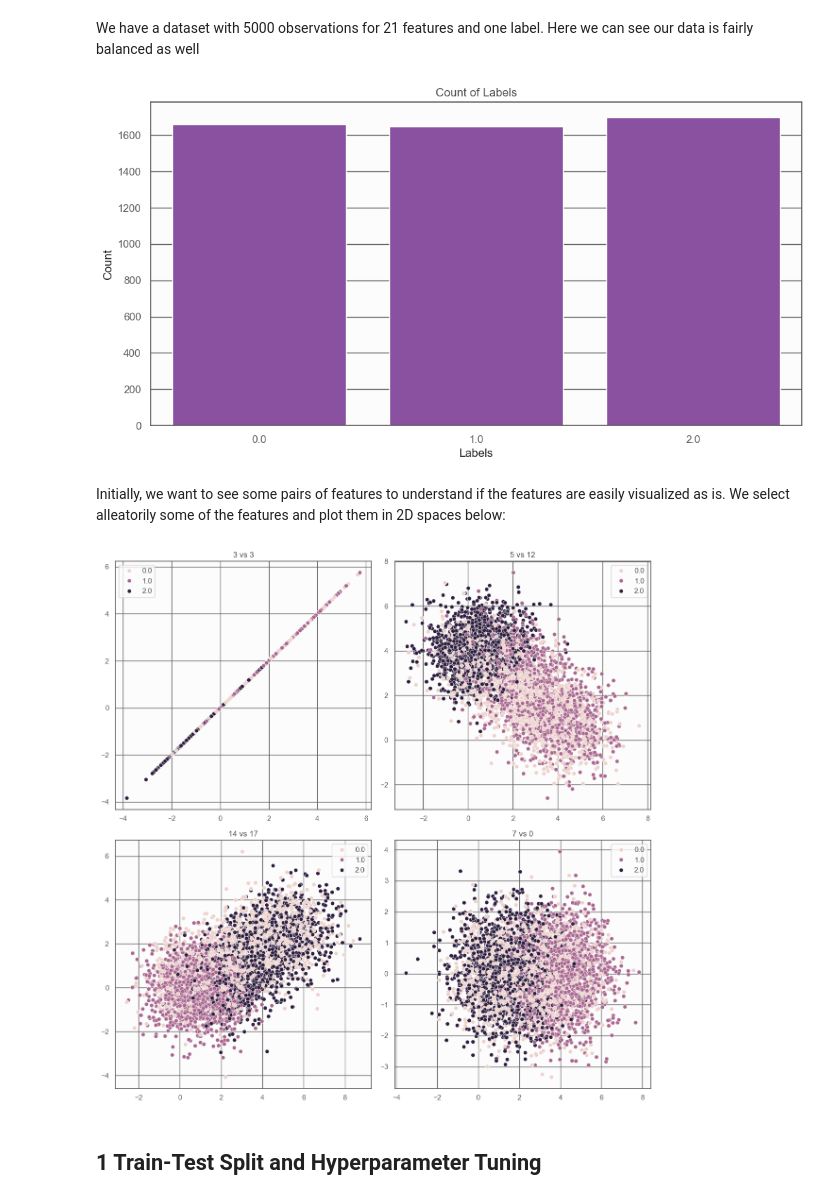
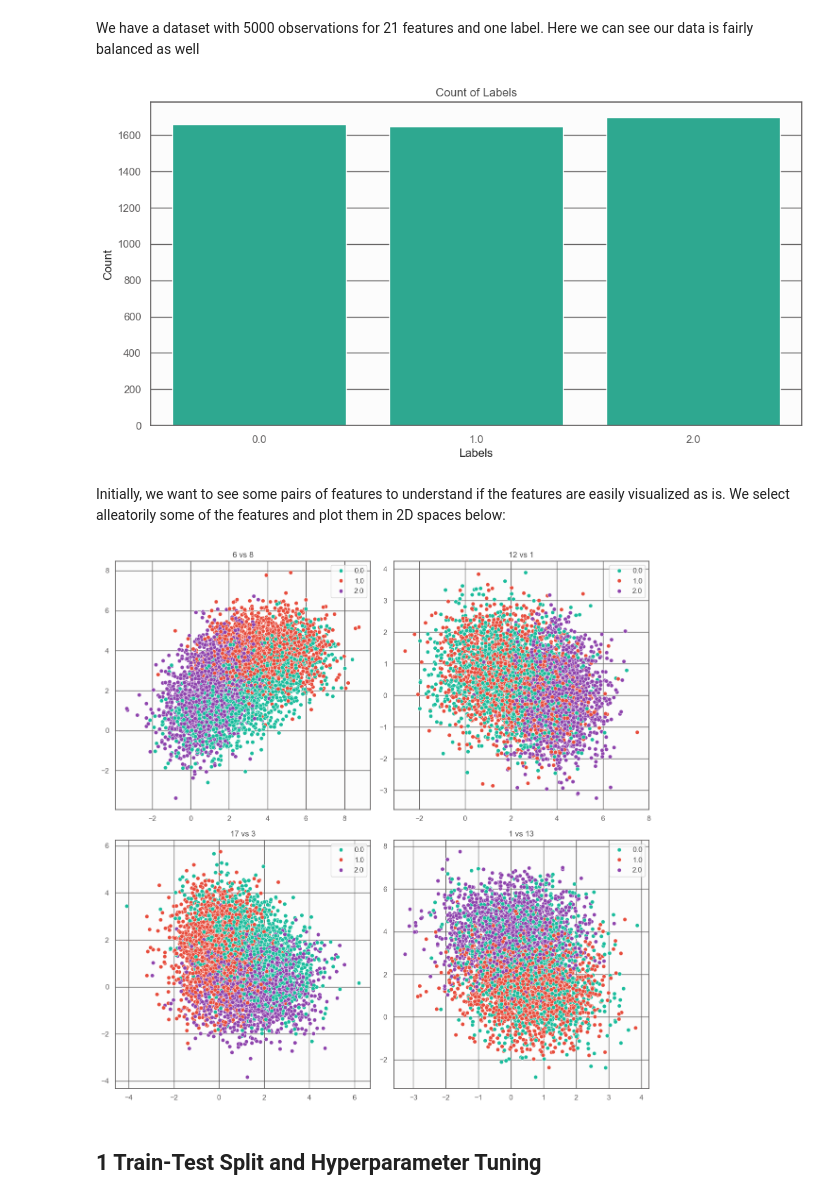
Before and after one commit to ChelsyMena/knn-implementation, a Jupyter notebook: main.ipynb, the cells around one changed output. Saved outputs shown, nothing was run; the diff lists cells and outputs as text; code cells hidden in the pictures.

```diff
--- a/main.ipynb
+++ b/main.ipynb
@@ -18,6 +18,9 @@ import numpy as np
 import matplotlib.pyplot as plt
 import seaborn as sns
 import pandas as pd
+
+import warnings
+warnings.filterwarnings("ignore")
 
 # Setting Seaborn style
 sns.set_theme(
@@ -32,7 +35,10 @@ sns.set_theme(
     }
 )
 
-sns.set_palette(["#8E44AD", "#3498DB", "#1ABC9C", "#F1C40F", "#E67E22", "#E74C3C"])
+palette = ["#8E44AD", "#3498DB", "#1ABC9C", "#F1C40F", "#E67E22", "#E74C3C"]
+np.random.shuffle(palette)
+
+sns.set_palette(palette)
 
 # Setting a default figure size
 plt.rcParams["figure.figsize"] = (12, 6)
@@ -51,27 +57,27 @@ plt.xlabel("Labels")
 plt.ylabel("Count")
 plt.show()
 # %% [output]
-[figure, old version]
+[figure, new version]
 # %% [markdown]
 Initially, we want to see some pairs of features to understand if the features are easily visualized as is. We select alleatorily some of the features and plot them in 2D spaces below:
 # %%
 pairs = []
 for i in range(4):
     x = np.random.randint(0, data.shape[1]-1)
     y = np.random.randint(0, data.shape[1]-1)
     pairs.append((x, y))
 
 fig, axes = plt.subplots(2, 2, figsize=(12, 12))
 axes = axes.flatten()
 for i, (x, y) in enumerate(pairs):
     x_data = data[:, x]
     y_data = data[:, y]
-    sns.scatterplot(x=x_data, y=y_data, ax=axes[i], hue=data[:,21])
+    sns.scatterplot(x=x_data, y=y_data, ax=axes[i], hue=data[:,21],palette=palette)
     axes[i].set_title(f"{x} vs {y}")
 plt.tight_layout()
 plt.show()
 # %% [output]
-[figure, old version]
+[figure, new version]
 # %% [markdown]
 ## 1 Train-Test Split and Hyperparameter Tuning
 # %% [markdown]
```
Also changed, not shown: parts of 3 cells of this notebook.
